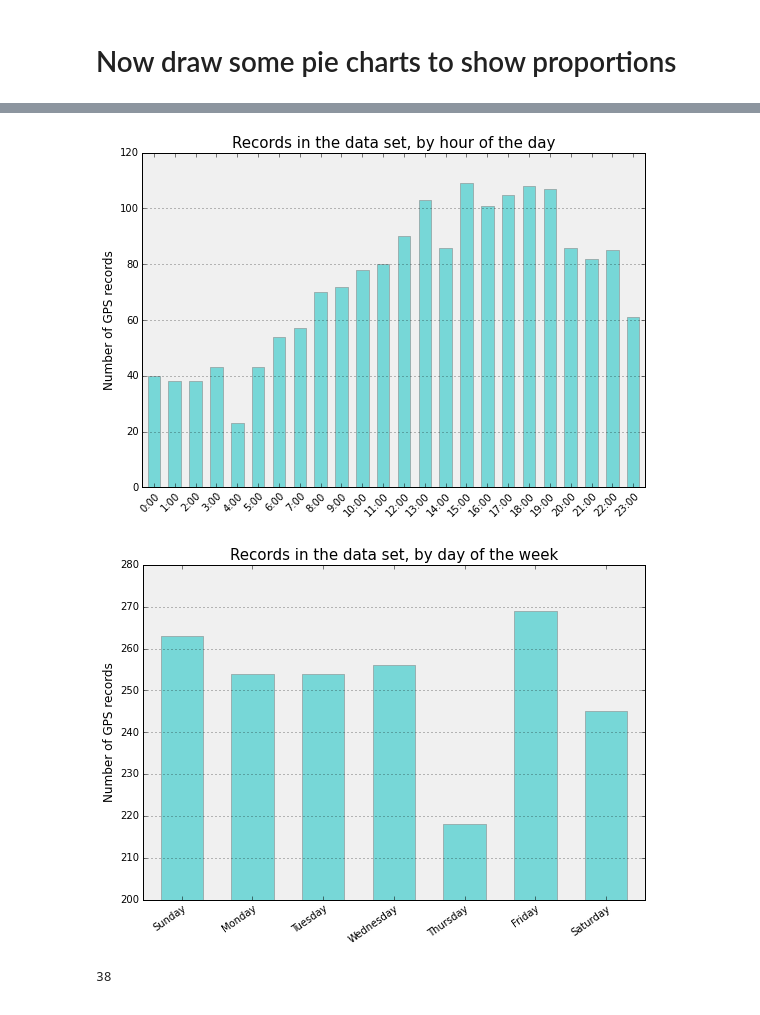
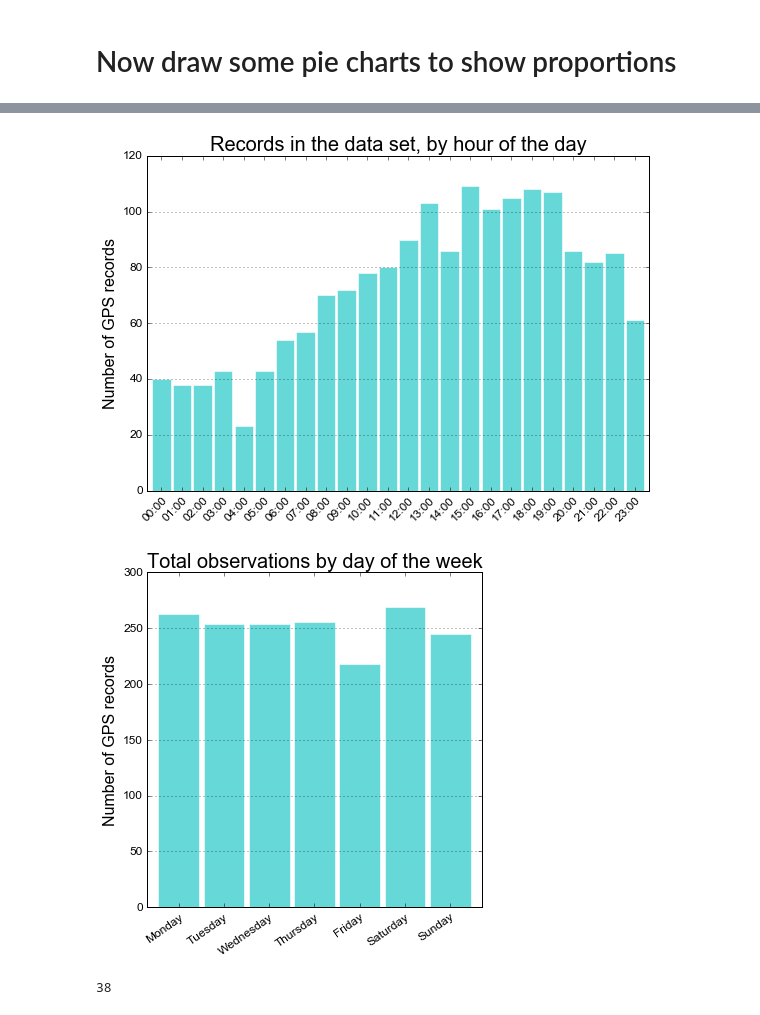
Before and after one commit to gboeing/2014-summer-travels, a Jupyter notebook: trip-visualization.ipynb, the cells around one changed output, grey strips where cells are left out. Saved outputs shown, nothing was run; the diff lists cells and outputs as text; code cells hidden in the pictures.

```diff
--- a/trip-visualization.ipynb
+++ b/trip-visualization.ipynb
@@ -459,59 +438,56 @@ gbplot_pie(fractions = countdata,
 # %%
 # plot a histogram of the GPS records by hour
 countdata = df.groupby(df.index.hour).size()
-countdata.index = [s + ':00' for s in countdata.index.astype(str)]
+countdata.index = ['{:02}:00'.format(hour) for hour in countdata.index]
 
 ax = countdata.plot(kind='bar',
-                       figsize=[9, 6],
-                       width=0.6,
-                       alpha=0.5,
-                       color='c',
-                       edgecolor='gray',
-                       grid=False,
-                       ylim=[0, 120])
+                    figsize=[9, 6],
+                    width=0.9,
+                    alpha=0.6,
+                    color='c',
+                    edgecolor='w',
+                    grid=False,
+                    ylim=[0, 120])
 
-ax.set_xticks(map(lambda x: x, range(0, len(countdata))))
+ax.set_xticks(range(len(countdata)))
 ax.set_xticklabels(countdata.index, rotation=45, rotation_mode='anchor', ha='right', fontproperties=ticks_font)
 ax.yaxis.grid(True)
 for label in ax.get_yticklabels():
     label.set_fontproperties(ticks_font)
 
-ax.set_axis_bgcolor(axis_bgcolor)
 ax.set_title('Records in the data set, by hour of the day', fontproperties=title_font)
 ax.set_xlabel('', fontproperties=label_font)
 ax.set_ylabel('Number of GPS records', fontproperties=label_font)
 
 plt.show()
 # %% [output]
-[figure, old version]
+[figure, new version]
 # %%
 # plot a histogram of the GPS records by day of week
 countdata = df.groupby(df.index.weekday).size()
-countdata.index = ['Sunday', 'Monday', 'Tuesday', 'Wednesday', 'Thursday', 'Friday', 'Saturday']
+countdata.index = ['Monday', 'Tuesday', 'Wednesday', 'Thursday', 'Friday', 'Saturday', 'Sunday']
+ax = countdata.plot(kind='bar',
+                    figsize=[6, 6],
+                    width=0.9,
+                    alpha=0.6,
+                    color='c',
+                    edgecolor='w',
+                    grid=False,
+                    ylim=[0, 300])
 
-ax = countdata.plot(kind='bar',
-                       figsize=[9, 6],
-                       width=0.6,
-                       alpha=0.5,
-                       color='c',
-                       edgecolor='gray',
-                       grid=False,
-                       ylim=[200, 280])
-
-ax.set_xticks(map(lambda x: x, range(0, len(countdata))))
+ax.set_xticks(range(len(countdata)))
 ax.set_xticklabels(countdata.index, rotation=35, rotation_mode='anchor', ha='right', fontproperties=ticks_font)
 ax.yaxis.grid(True)
 for label in ax.get_yticklabels():
     label.set_fontproperties(ticks_font)
 
-ax.set_axis_bgcolor(axis_bgcolor)
-ax.set_title('Records in the data set, by day of the week', fontproperties=title_font)
+ax.set_title('Total observations by day of the week', fontproperties=title_font)
 ax.set_xlabel('', fontproperties=label_font)
 ax.set_ylabel('Number of GPS records', fontproperties=label_font)
 
 plt.show()
 # %% [output]
-[figure, old version]
+[figure, new version]
 # %%
 # lots of rows from this day in the balkans - why?
 date = dt.strptime('2014-06-28', '%Y-%m-%d').date()
```
Also changed, not shown: parts of 22 cells of this notebook, 25 other files.
